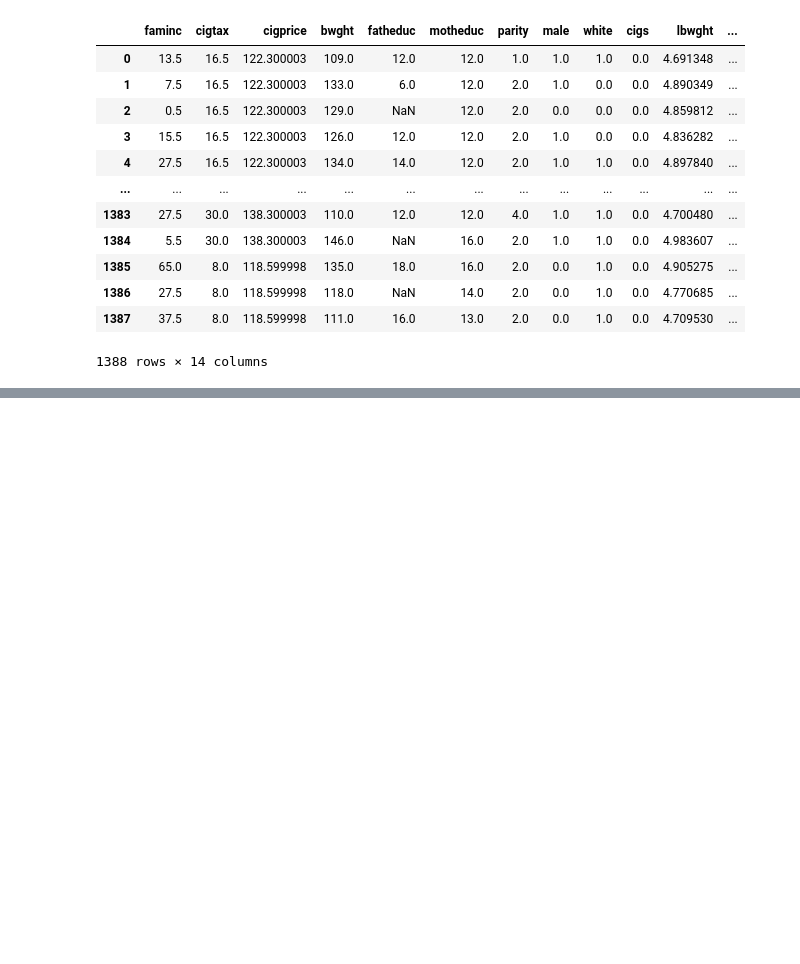
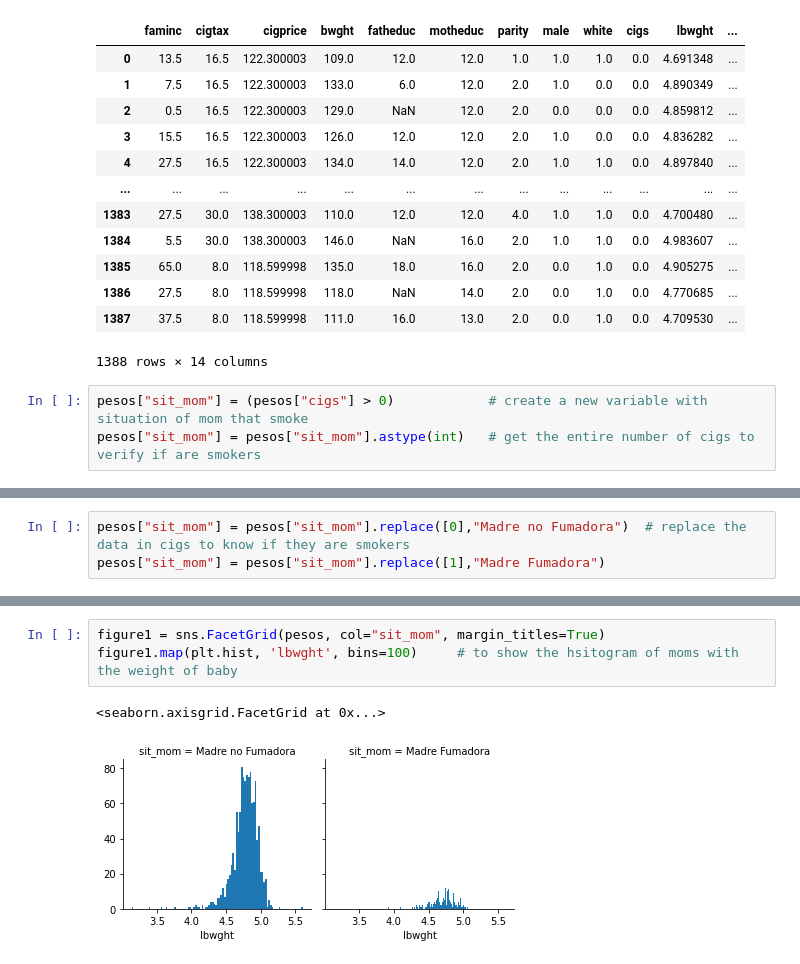
Before and after one commit to Robertopucp/1ECO35_R_PYTHON, a Jupyter notebook: Trabajo_grupal/WH6/Grupo_1_Python.ipynb, the cells around one changed output, grey strips where cells are left out. Drawn from its saved outputs; the diff is of its cells as text; blank space fills up the shorter version.

```diff
--- a/Trabajo_grupal/WH6/Grupo_1_Python.ipynb
+++ b/Trabajo_grupal/WH6/Grupo_1_Python.ipynb
@@ -26,3 +26,6 @@ pesos
 | 1386 | 27.5 | 8.0 | 118.599998 | 118.0 | NaN | 14.0 | 2.0 | 0.0 | 1.0 | 0.0 | 4.770685 | ... |
 | 1387 | 37.5 | 8.0 | 118.599998 | 111.0 | 16.0 | 13.0 | 2.0 | 0.0 | 1.0 | 0.0 | 4.709530 | ... |
 1388 rows × 14 columns
+# %%
+pesos["sit_mom"] = (pesos["cigs"] > 0)            # create a new variable with situation of mom that smoke
+pesos["sit_mom"] = pesos["sit_mom"].astype(int)   # get the entire number of cigs to verify if are smokers
@@ -28,0 +39,3 @@ pesos
+# %%
+pesos["sit_mom"] = pesos["sit_mom"].replace([0],"Madre no Fumadora")  # replace the data in cigs to know if they are smokers
+pesos["sit_mom"] = pesos["sit_mom"].replace([1],"Madre Fumadora")
@@ -28,0 +58,6 @@ pesos
+# %%
+figure1 = sns.FacetGrid(pesos, col="sit_mom", margin_titles=True)
+figure1.map(plt.hist, 'lbwght', bins=100)     # to show the hsitogram of moms with the weight of baby
+# %% [output]
+<seaborn.axisgrid.FacetGrid at 0x...>
+[figure, added]
```
Also changed, not shown: parts of 4 cells of this notebook.
